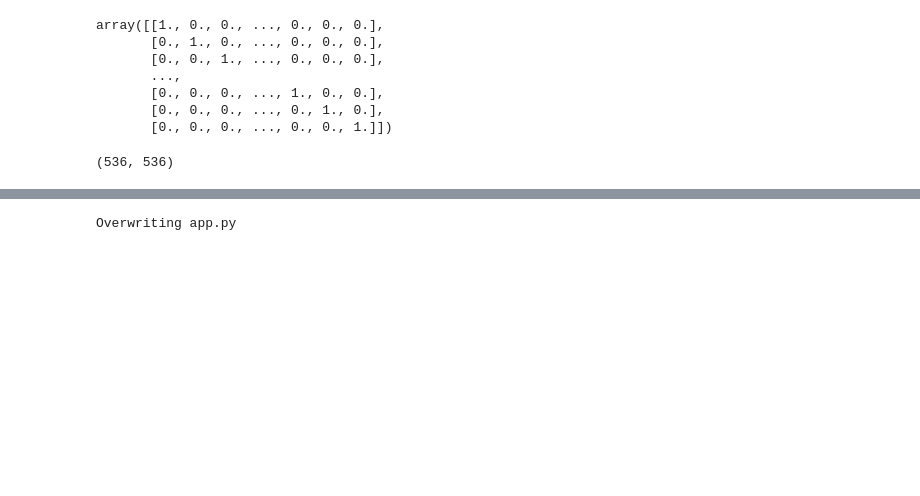
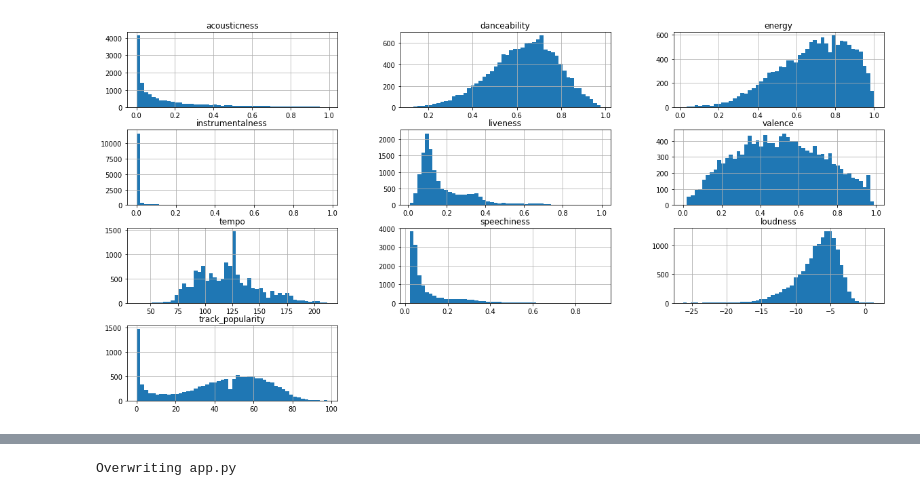
Before and after one commit to hannahcyrus/musicRecommedation_AI_ML, a Jupyter notebook: music_recom.ipynb, the cells around one changed output, grey strips where cells are left out. Saved outputs shown, nothing was run; the diff lists cells and outputs as text; code cells hidden in the pictures; blank space fills up the shorter version.

```diff
--- a/music_recom.ipynb
+++ b/music_recom.ipynb
@@ -139,0 +9,11 @@ plt.show()
+# %%
+data = pd.read_csv('/content/drive/MyDrive/ai_ml/project/spotify_songs.csv')
+data = data[data['language'] == 'en']
+data.drop(columns=['language', 'playlist_name', 'playlist_id'], inplace=True)
+data = data.drop_duplicates(subset=['track_name', 'track_artist'])
+data['track_album_release_date'] = pd.to_datetime(data['track_album_release_date'], infer_datetime_format=True)
+data = data.sort_values(by=['track_album_release_date'])
+data.reset_index(drop=True, inplace=True)
+print(data.columns)
+songs_count = data.shape[0]
+print(songs_count)
@@ -140,3 +28,8 @@ plt.show()
+# %%
+data[['acousticness', 'danceability', 'energy','instrumentalness', 'liveness','valence', 'tempo','speechiness', 'loudness','track_popularity']].hist(bins=50,figsize=(20,10))
+plt.show()
+# %% [output]
+[figure, added]
 # %%
 from sklearn.feature_extraction.text import CountVectorizer
 cv = CountVectorizer(max_features=5000,stop_words='english')
@@ -150,14 +36,0 @@ similarity = cosine_similarity(ew_matrix)
-# %%
-similarity
-# %% [output]
-array([[1., 0., 0., ..., 0., 0., 0.],
-       [0., 1., 0., ..., 0., 0., 0.],
-       [0., 0., 1., ..., 0., 0., 0.],
-       ...,
-       [0., 0., 0., ..., 1., 0., 0.],
-       [0., 0., 0., ..., 0., 1., 0.],
-       [0., 0., 0., ..., 0., 0., 1.]])
-# %%
-similarity.shape
-# %% [output]
-(536, 536)
```
Also changed, not shown: parts of 30 cells of this notebook.
